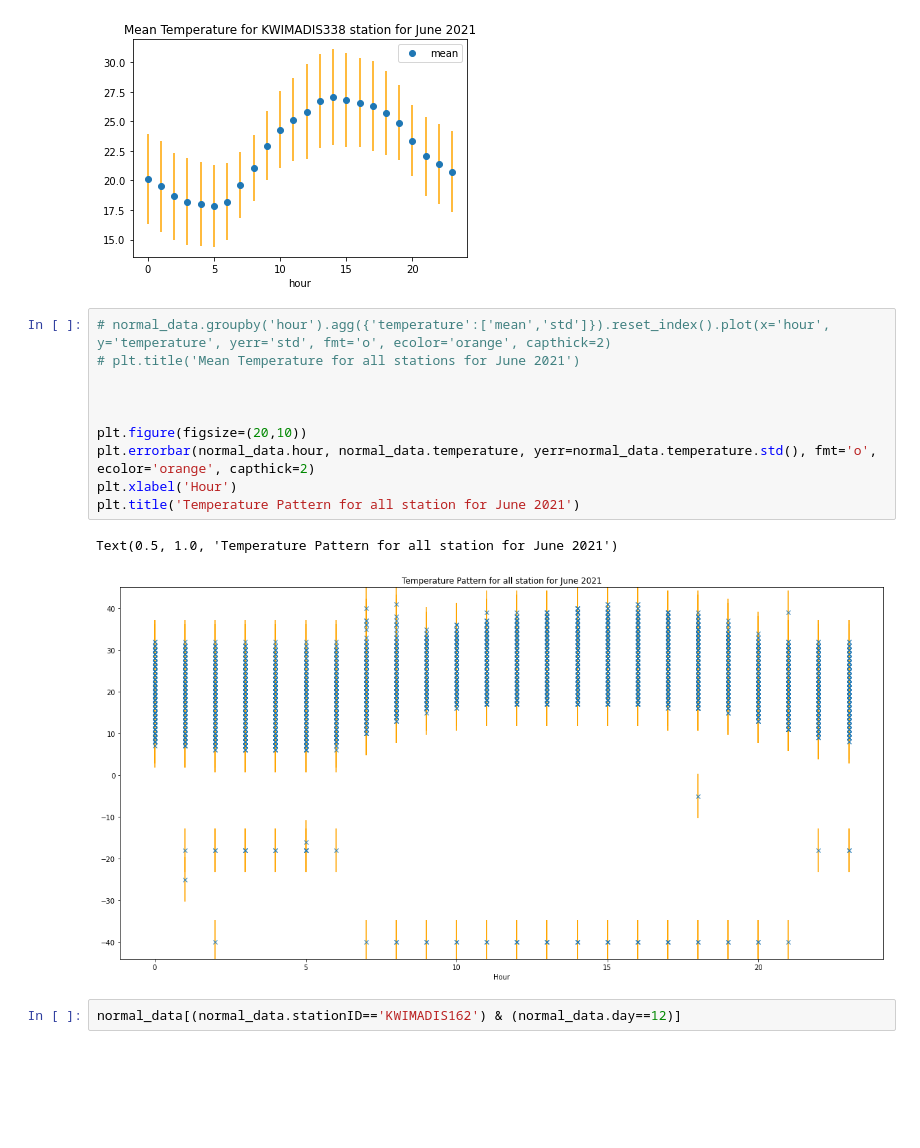
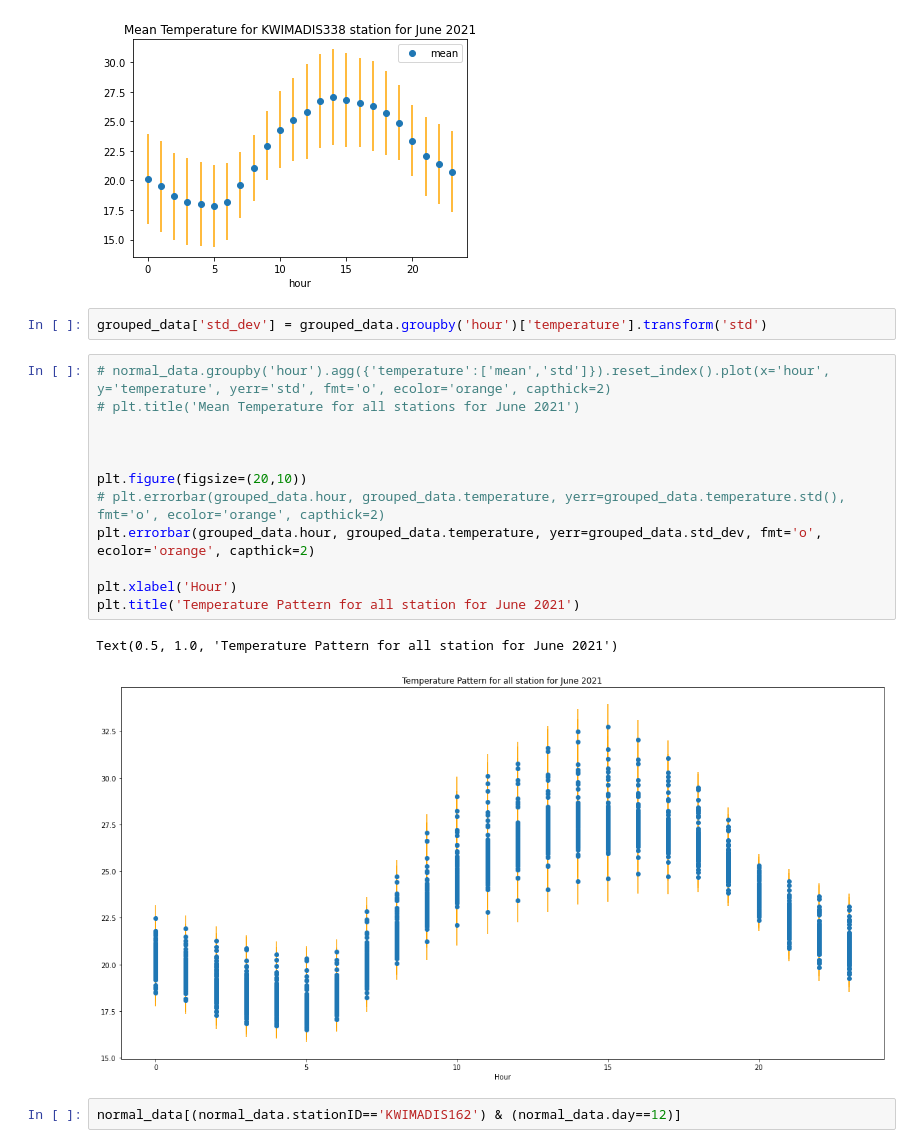
Before and after one commit to khatrigaurav/temperature_modelling, a Jupyter notebook: Analytics/2. Spatial Analysis.ipynb, the cells around one changed output. Cells and saved outputs as stored; diff of their text form; blank space fills up the shorter version.

```diff
--- a/Analytics/2. Spatial Analysis.ipynb
+++ b/Analytics/2. Spatial Analysis.ipynb
@@ -152,19 +153,23 @@ plt.title('Mean Temperature for KWIMADIS338 station for June 2021')
 Text(0.5, 1.0, 'Mean Temperature for KWIMADIS338 station for June 2021')
 [figure]
 [figure]
+# %%
+grouped_data['std_dev'] = grouped_data.groupby('hour')['temperature'].transform('std')
 # %%
 # normal_data.groupby('hour').agg({'temperature':['mean','std']}).reset_index().plot(x='hour', y='temperature', yerr='std', fmt='o', ecolor='orange', capthick=2)
 # plt.title('Mean Temperature for all stations for June 2021')
 
 
 
 plt.figure(figsize=(20,10))
-plt.errorbar(normal_data.hour, normal_data.temperature, yerr=normal_data.temperature.std(), fmt='o', ecolor='orange', capthick=2)
+# plt.errorbar(grouped_data.hour, grouped_data.temperature, yerr=grouped_data.temperature.std(), fmt='o', ecolor='orange', capthick=2)
+plt.errorbar(grouped_data.hour, grouped_data.temperature, yerr=grouped_data.std_dev, fmt='o', ecolor='orange', capthick=2)
+
 plt.xlabel('Hour')
 plt.title('Temperature Pattern for all station for June 2021')
 # %% [output]
 Text(0.5, 1.0, 'Temperature Pattern for all station for June 2021')
-[figure, old version]
+[figure, new version]
 # %%
 normal_data[(normal_data.stationID=='KWIMADIS162') & (normal_data.day==12)]
 # %% [output]
```
Also changed, not shown: parts of 3 cells of this notebook, 4 other files.
